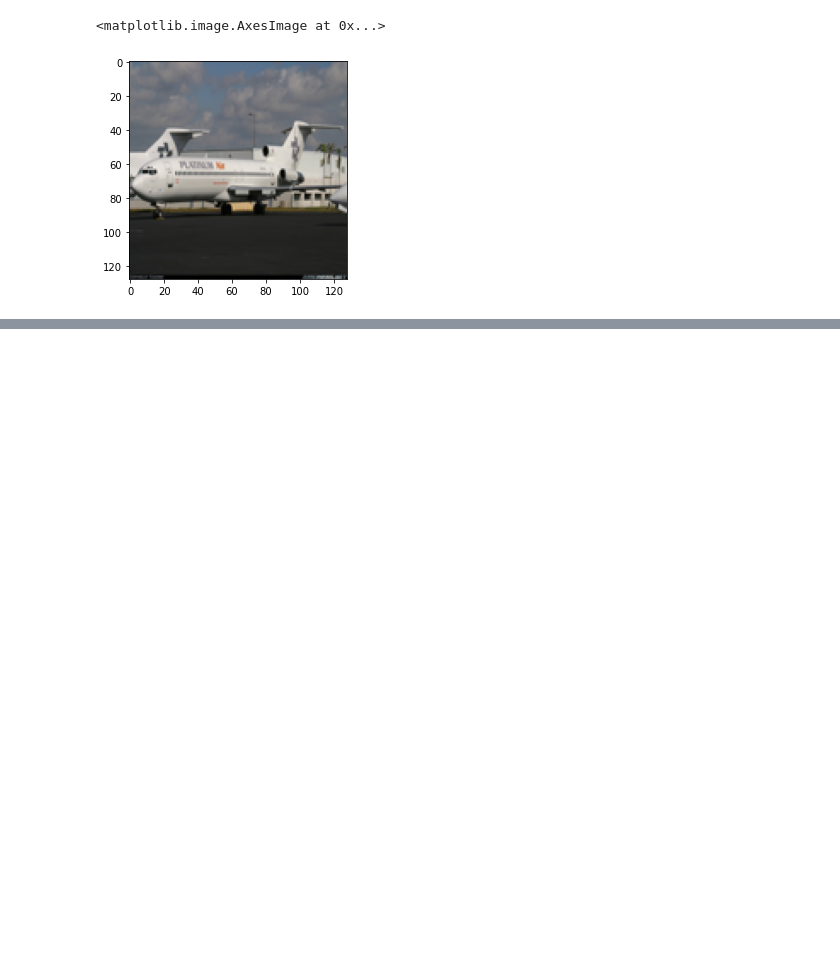
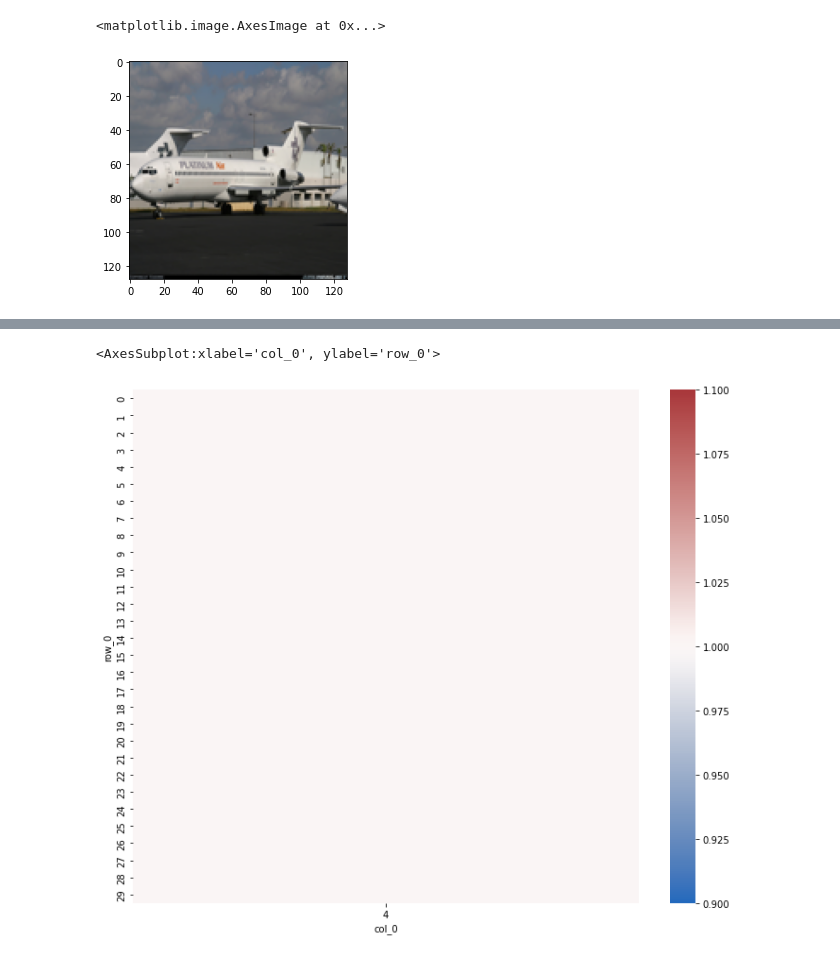
Before and after one commit to MerylAhounou/plane-classification, a Jupyter notebook: notebooks/train_classification_model.ipynb, the cells around one changed output, grey strips where cells are left out. Drawn from its saved outputs; the diff is of its cells as text; code cells hidden in the pictures; blank space fills up the shorter version.

```diff
--- a/notebooks/train_classification_model.ipynb
+++ b/notebooks/train_classification_model.ipynb
@@ -512,0 +478,10 @@ NameError: name 'X_train' is not defined
+# %%
+fig, ax = plt.subplots(figsize=(12,10))
+sns.heatmap(pd.crosstab(np.argmax(y_train, axis=1),
+                        classify_images(X_train, model),
+                        normalize='index'),
+            cmap='vlag',
+            ax=ax)
+# %% [output]
+<AxesSubplot:xlabel='col_0', ylabel='row_0'>
+[figure, added]
```
Also changed, not shown: parts of 65 cells of this notebook, 10 other files.
